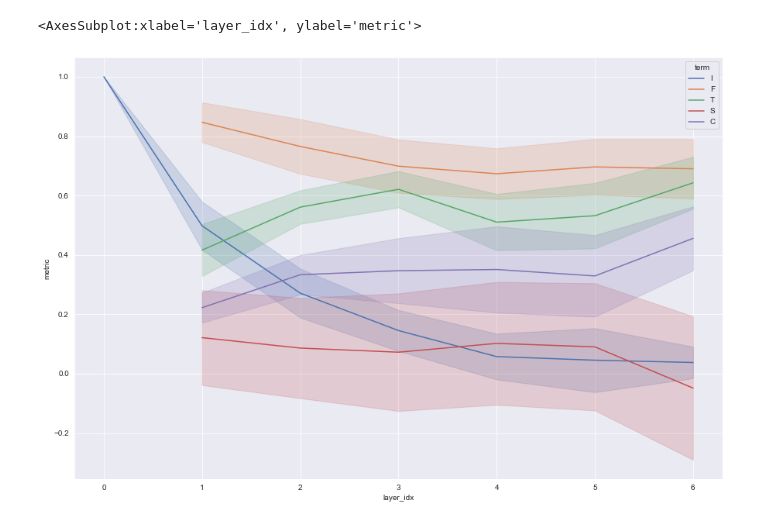
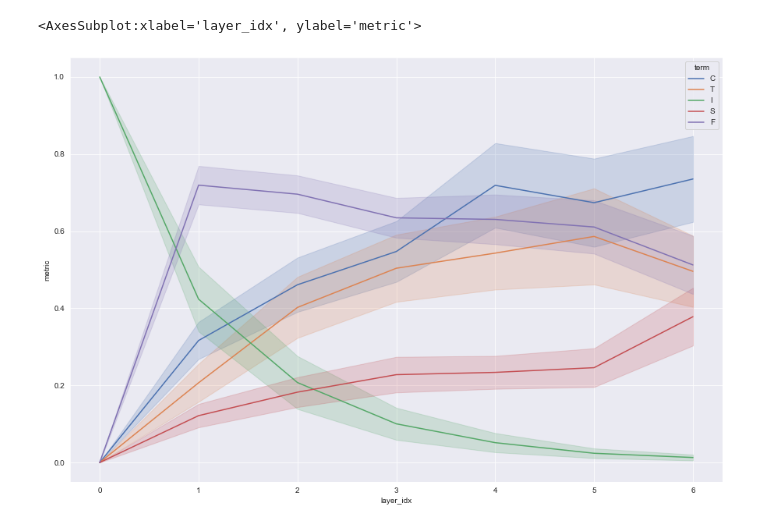
Before and after one commit to TimotheeMickus/seq2seq-splat, a Jupyter notebook: notebooks/vizs.ipynb, the cells around one changed output. Drawn from its saved outputs; the diff is of its cells as text; code cells hidden in the pictures.

```diff
--- a/notebooks/vizs.ipynb
+++ b/notebooks/vizs.ipynb
@@ -56,6 +49,8 @@ sns.lineplot(x='layer_idx', y='metric', hue='term', data=nr_melt.sample(frac=1.0
-# %%
-sns.set_theme({'figure.figsize':(15,10)})
-sns.lineplot(x='layer_idx', y='metric', hue='term', data=melt[melt.func == 'cosine'].sample(frac=1.0).reset_index(), ci='sd')
-# %% [output]
-<AxesSubplot:xlabel='layer_idx', ylabel='metric'>
-[figure, removed]
+# %%
+sns.set_theme({'figure.figsize':(15,10)})
+nr_melt = melt_preds[melt_preds.func == 'norm_ratio']
+nr_melt.metric = 1 / nr_melt.metric
+sns.lineplot(x='layer_idx', y='metric', hue='term', data=nr_melt.sample(frac=1.0).reset_index(), ci='sd')
+# %% [output]
+<AxesSubplot:xlabel='layer_idx', ylabel='metric'>
+[figure, added]
```
Also changed, not shown: parts of 11 cells of this notebook.
